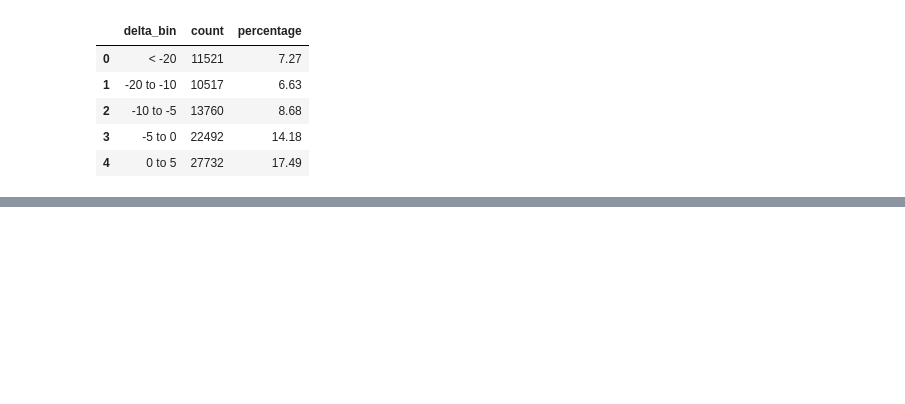
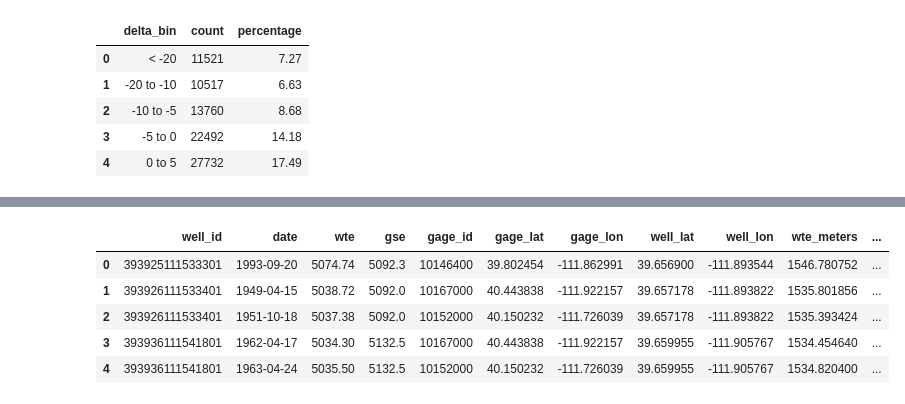
Before and after one commit to xueyil9/gslb_local_running, a Jupyter notebook: base_on_first_bfd_1_june10.ipynb, the cells around one changed output, grey strips where cells are left out. Drawn from its saved outputs; the diff is of its cells as text; code cells hidden in the pictures; blank space fills up the shorter version.

Commit message:
pair

```diff
--- a/base_on_first_bfd_1_june10.ipynb
+++ b/base_on_first_bfd_1_june10.ipynb
@@ -395,0 +421,24 @@ filtered_result.to_csv('base_on_bfd_1/after_buffer2_30m.csv', index=False)
+# %%
+import pandas as pd
+
+# Ensure both gage_id columns are of the same type
+filtered_result['gage_id'] = filtered_result['gage_id'].astype(str)
+compiled_data['gage_id'] = compiled_data['gage_id'].astype(str)
+
+# Perform the merge
+q_buffer2_pair = pd.merge(
+    filtered_result,
+    compiled_data[['gage_id', 'date','q']],
+    on=['gage_id', 'date'],
+    how='inner'
+)
+
+# Display the filtered DataFrame
+q_buffer2_pair.head()
+# %% [output]
+|  | well_id | date | wte | gse | gage_id | gage_lat | gage_lon | well_lat | well_lon | wte_meters | ... |
+| 0 | 393925111533301 | 1993-09-20 | 5074.74 | 5092.3 | 10146400 | 39.802454 | -111.862991 | 39.656900 | -111.893544 | 1546.780752 | ... |
+| 1 | 393926111533401 | 1949-04-15 | 5038.72 | 5092.0 | 10167000 | 40.443838 | -111.922157 | 39.657178 | -111.893822 | 1535.801856 | ... |
+| 2 | 393926111533401 | 1951-10-18 | 5037.38 | 5092.0 | 10152000 | 40.150232 | -111.726039 | 39.657178 | -111.893822 | 1535.393424 | ... |
+| 3 | 393936111541801 | 1962-04-17 | 5034.30 | 5132.5 | 10167000 | 40.443838 | -111.922157 | 39.659955 | -111.905767 | 1534.454640 | ... |
+| 4 | 393936111541801 | 1963-04-24 | 5035.50 | 5132.5 | 10152000 | 40.150232 | -111.726039 | 39.659955 | -111.905767 | 1534.820400 | ... |
```
Also changed, not shown: parts of 5 cells of this notebook.
